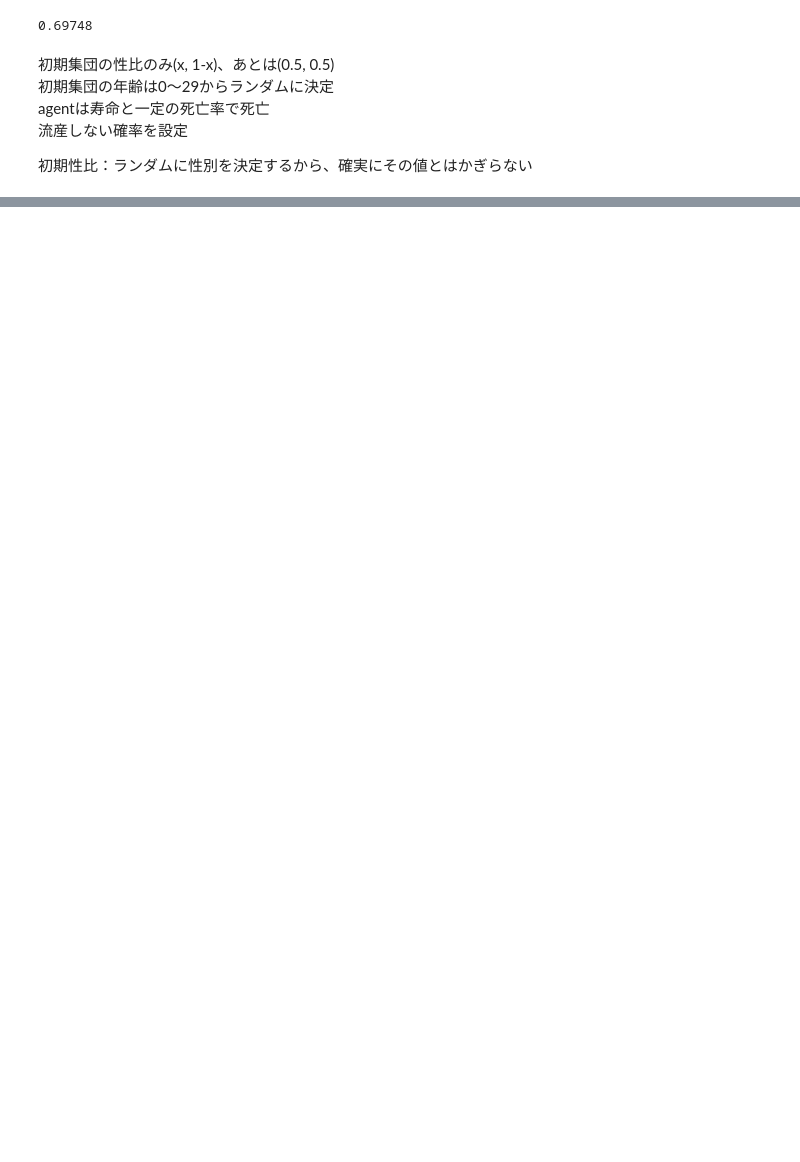
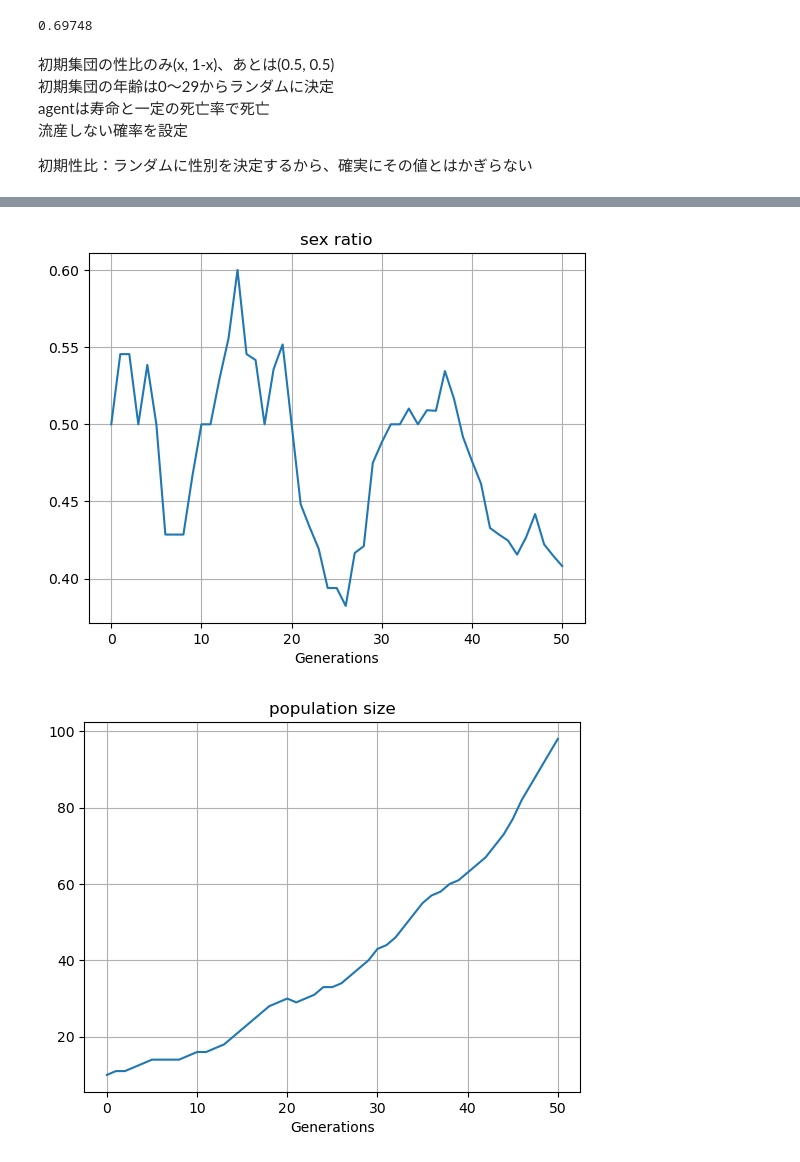
Before and after one commit to hidakakubo/first, a Jupyter notebook: abm_of_rankon.ipynb, the cells around one changed output, grey strips where cells are left out. Drawn from its saved outputs; the diff is of its cells as text; code cells hidden in the pictures; blank space fills up the shorter version.

```diff
--- a/abm_of_rankon.ipynb
+++ b/abm_of_rankon.ipynb
@@ -341,0 +500,7 @@ main(50, 10, 1000, 30, 5, accident_rate=1/10, born_rate=0.7)
+# %%
+# 世代数:50、初期個体数:10、個体数上限:1000、寿命:30、性成熟の年齢:5
+# 初期集団の性比:0.5、accident_rate:1/10, born_rate:0.7
+main(50, 10, 1000, 30, 5, accident_rate=0, born_rate=0.25)
+# %% [output]
+[figure, added]
+[figure, added]
```
Also changed, not shown: parts of 12 cells of this notebook, 2 other files.
